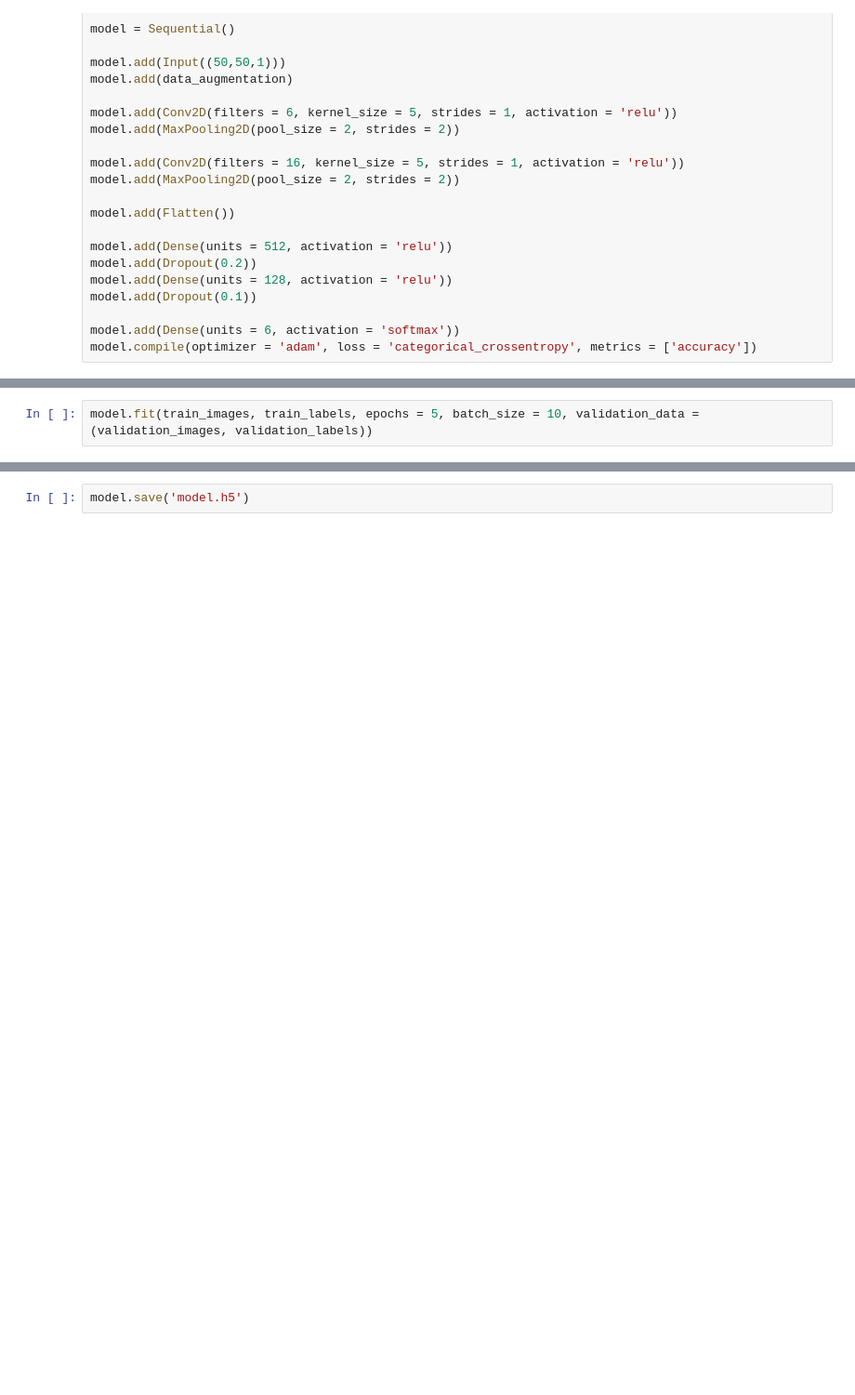
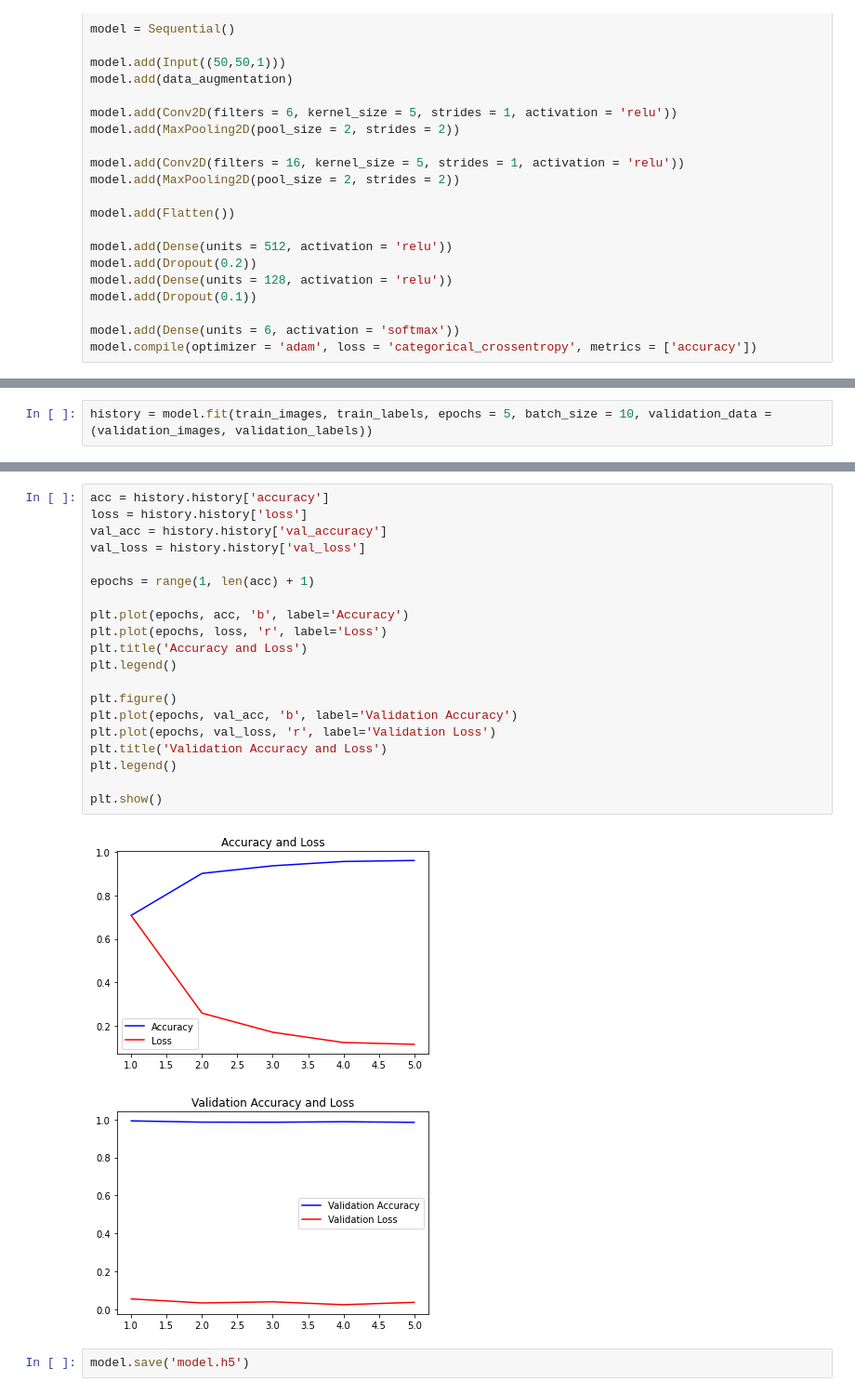
Before and after one commit to aayushman0/MajorProject, a Jupyter notebook: model_train.ipynb, the cells around one changed output, grey strips where cells are left out. Shown at 93% size. Cells and saved outputs as stored; diff of their text form; blank space fills up the shorter version.

```diff
--- a/model_train.ipynb
+++ b/model_train.ipynb
@@ -118,6 +118,6 @@ Non-trainable params: 0
 _________________________________________________________________
 None
 # %%
-model.fit(train_images, train_labels, epochs = 5, batch_size = 10, validation_data = (validation_images, validation_labels))
+history = model.fit(train_images, train_labels, epochs = 5, batch_size = 10, validation_data = (validation_images, validation_labels))
 # %% [output]
 Epoch 1/5
@@ -134,2 +133,25 @@ Epoch 5/5
+# %%
+acc = history.history['accuracy']
+loss = history.history['loss']
+val_acc = history.history['val_accuracy']
+val_loss = history.history['val_loss']
+
+epochs = range(1, len(acc) + 1)
+
+plt.plot(epochs, acc, 'b', label='Accuracy')
+plt.plot(epochs, loss, 'r', label='Loss')
+plt.title('Accuracy and Loss')
+plt.legend()
+
+plt.figure()
+plt.plot(epochs, val_acc, 'b', label='Validation Accuracy')
+plt.plot(epochs, val_loss, 'r', label='Validation Loss')
+plt.title('Validation Accuracy and Loss')
+plt.legend()
+
+plt.show()
+# %% [output]
+[figure, added]
+[figure, added]
 # %%
 model.save('model.h5')
```
Also changed, not shown: parts of 2 cells of this notebook, 1 other file.
